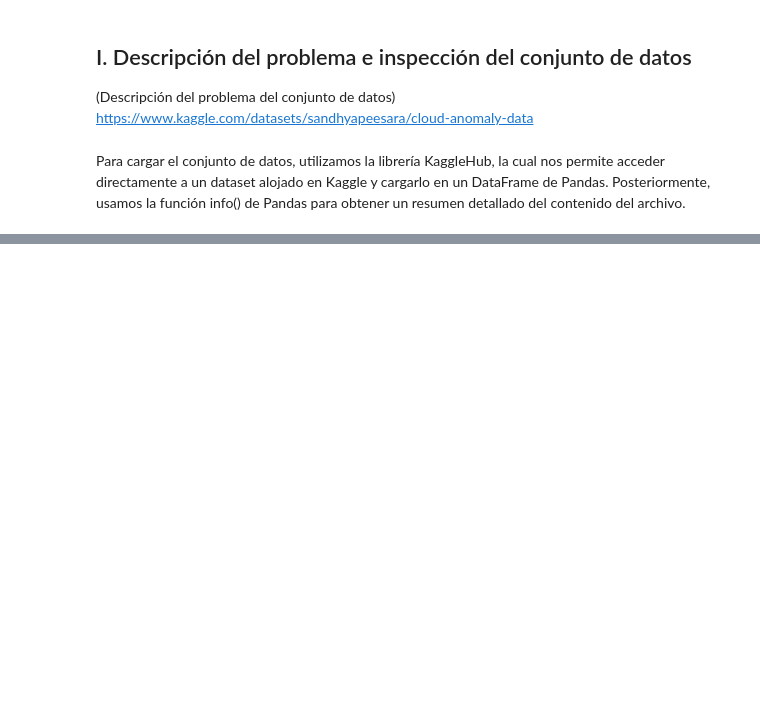
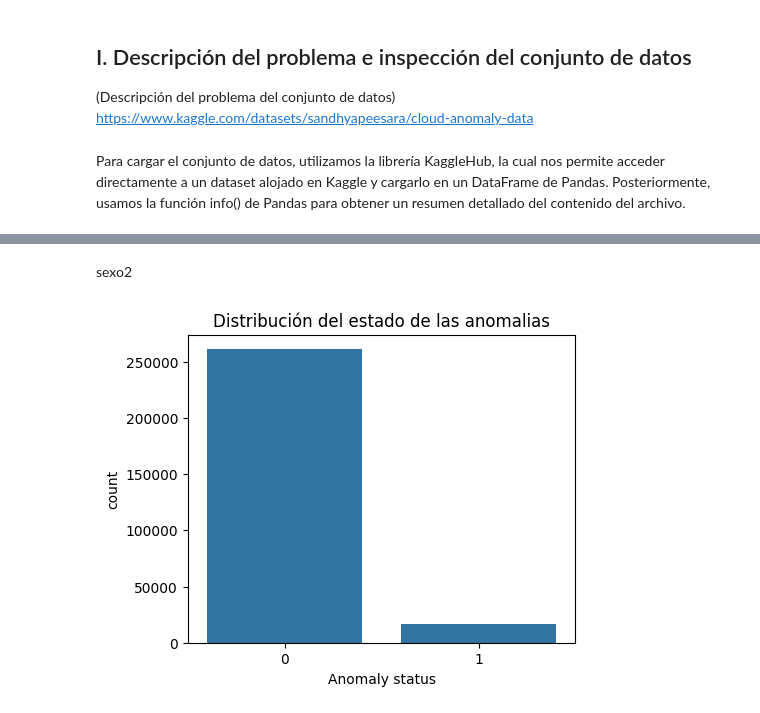
Before and after one commit to ErronBlood/CloudComputingAI, a Jupyter notebook: CloudComputingAI.ipynb, the cells around one changed output, grey strips where cells are left out. Cells and saved outputs as stored; diff of their text form; code cells hidden in the pictures; blank space fills up the shorter version.

```diff
--- a/CloudComputingAI.ipynb
+++ b/CloudComputingAI.ipynb
@@ -15,13 +15,13 @@ from kagglehub import KaggleDatasetAdapter
 Para cargar el conjunto de datos, utilizamos la librería KaggleHub, la cual nos permite acceder directamente a un dataset alojado en Kaggle y cargarlo en un DataFrame de Pandas. Posteriormente, usamos la función info() de Pandas para obtener un resumen detallado del contenido del archivo.
 # %%
 #Cargando datos
-df = kagglehub.dataset_load(
+anomalies = kagglehub.dataset_load(
   KaggleDatasetAdapter.PANDAS,
   "sandhyapeesara/cloud-anomaly-data",
   "Cloud_Anomaly_Dataset.csv"
 )
 #Informacion de los datos
-print(df.info())
+anomalies.info()
 # %% [output]
 <class 'pandas.core.frame.DataFrame'>
 RangeIndex: 277570 entries, 0 to 277569
@@ -44,0 +81,10 @@ sexo
+# %% [markdown]
+sexo2
+# %%
+#Histograma del estado de las anomalias
+ax=plt.subplots(1,1,figsize=(5,4))
+sns.countplot(x='Anomaly status',data=anomalies)
+plt.title("Distribución del estado de las anomalias")
+plt.show()
+# %% [output]
+[figure, added]
```
Also changed, not shown: parts of 11 cells of this notebook.
